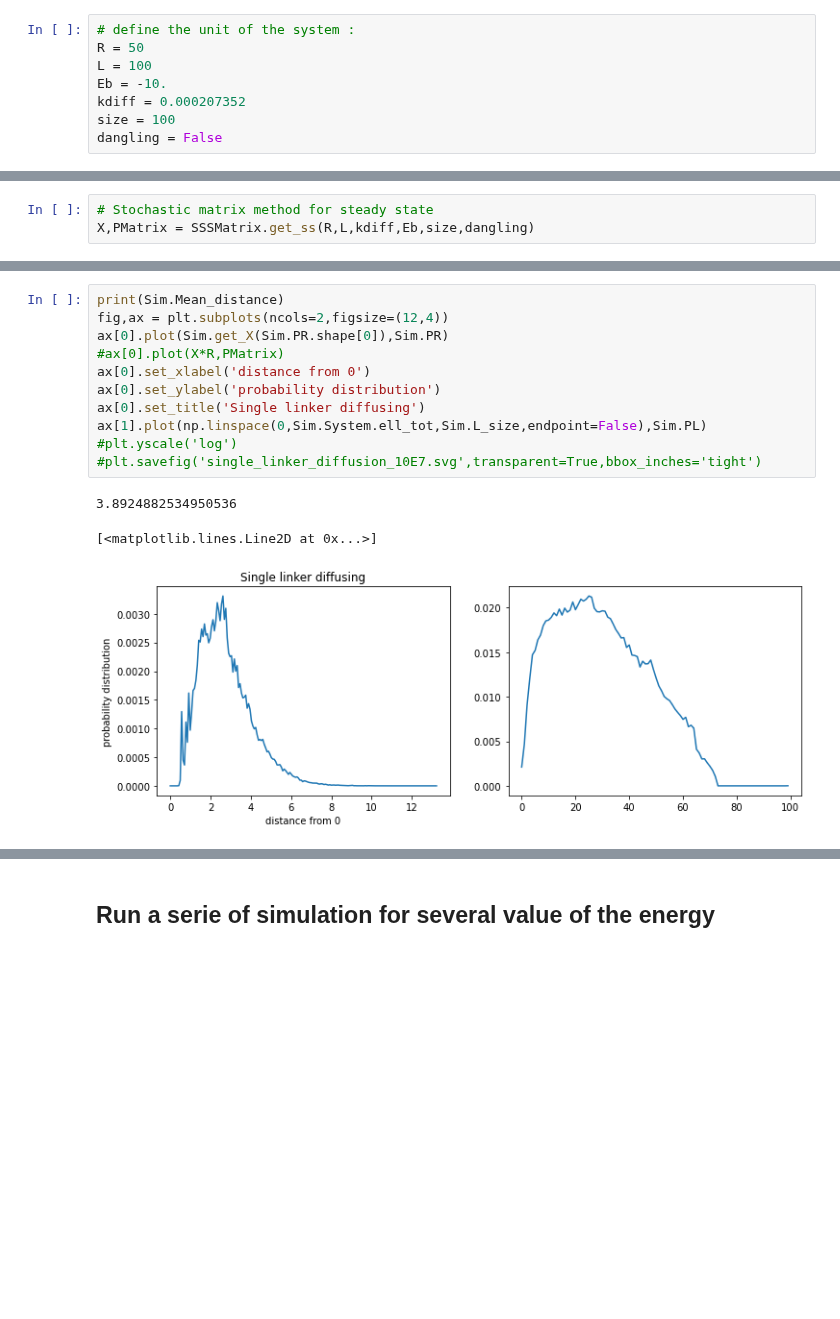
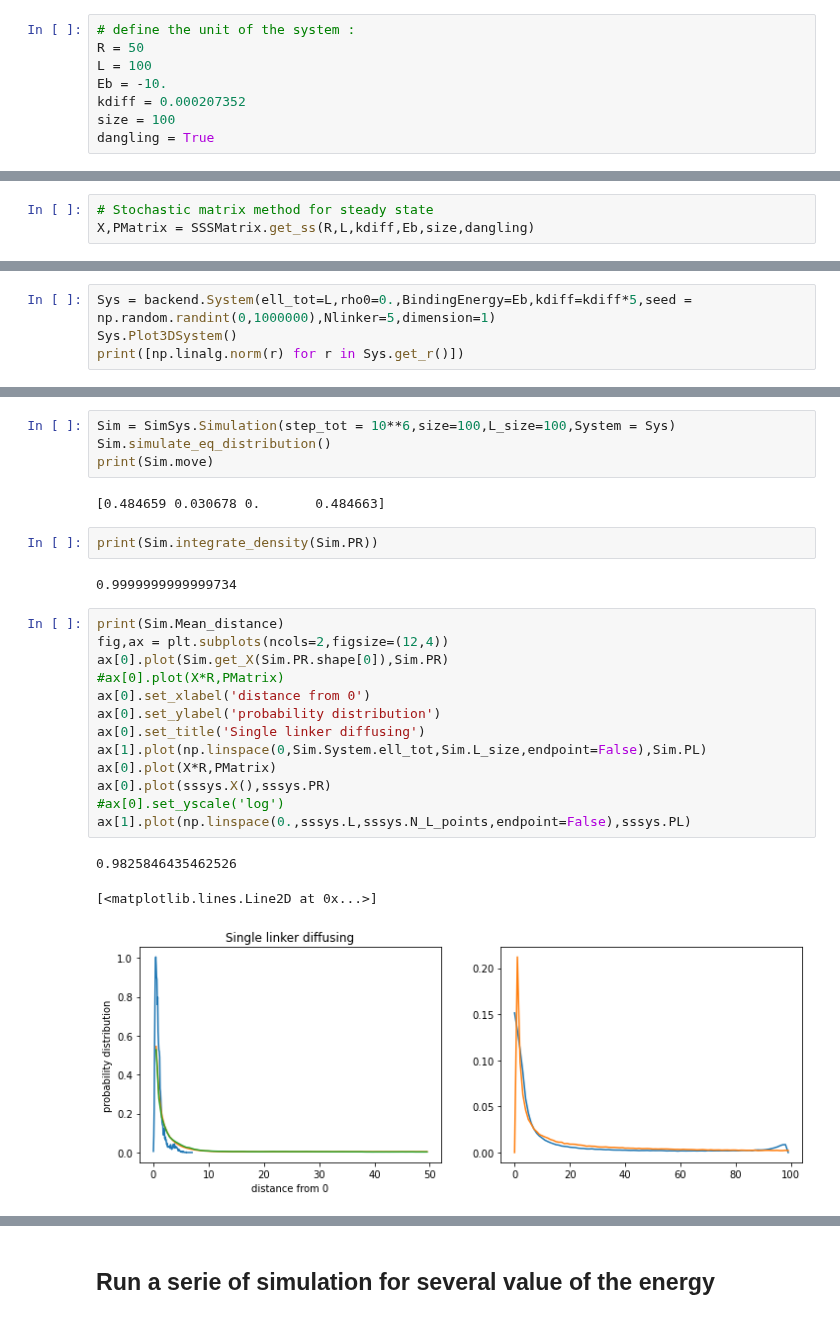
Before and after one commit to HugoLeRoy94/Aging_Condensate, a Jupyter notebook: Fixed_number_of_linkers/From_analytic_to_Gillespie.ipynb, the cells around one changed output, grey strips where cells are left out. Cells and saved outputs as stored; diff of their text form; blank space fills up the shorter version.

```diff
--- a/Fixed_number_of_linkers/From_analytic_to_Gillespie.ipynb
+++ b/Fixed_number_of_linkers/From_analytic_to_Gillespie.ipynb
@@ -24,7 +24,7 @@ L = 100
 Eb = -10.
 kdiff = 0.000207352
 size = 100
-dangling = False
+dangling = True
 # %%
 # Look at the dangling and loop probability distribution of meeting :
 X0,Pmeet_dangling = SSSMatrix.PmeetArray(R,L,size,dangling = True)
@@ -109,0 +120,4 @@ ax[1].plot(np.linspace(0,Sim.System.ell_tot,Sim.L_size,endpoint=False),Sim.PL)
+# %%
+Sys = backend.System(ell_tot=L,rho0=0.,BindingEnergy=Eb,kdiff=kdiff*5,seed = np.random.randint(0,1000000),Nlinker=5,dimension=1)
+Sys.Plot3DSystem()
+print([np.linalg.norm(r) for r in Sys.get_r()])
@@ -110,15 +127,27 @@ ax[1].plot(np.linspace(0,Sim.System.ell_tot,Sim.L_size,endpoint=False),Sim.PL)
+# %%
+Sim = SimSys.Simulation(step_tot = 10**6,size=100,L_size=100,System = Sys)
+Sim.simulate_eq_distribution()
+print(Sim.move)
+# %% [output]
+[0.484659 0.030678 0.       0.484663]
+# %%
+print(Sim.integrate_density(Sim.PR))
+# %% [output]
+0.9999999999999734
 # %%
 print(Sim.Mean_distance)
 fig,ax = plt.subplots(ncols=2,figsize=(12,4))
 ax[0].plot(Sim.get_X(Sim.PR.shape[0]),Sim.PR)
 #ax[0].plot(X*R,PMatrix)
 ax[0].set_xlabel('distance from 0')
 ax[0].set_ylabel('probability distribution')
 ax[0].set_title('Single linker diffusing')
 ax[1].plot(np.linspace(0,Sim.System.ell_tot,Sim.L_size,endpoint=False),Sim.PL)
-#plt.yscale('log')
-#plt.savefig('single_linker_diffusion_10E7.svg',transparent=True,bbox_inches='tight')
+ax[0].plot(X*R,PMatrix)
+ax[0].plot(sssys.X(),sssys.PR)
+#ax[0].set_yscale('log')
+ax[1].plot(np.linspace(0.,sssys.L,sssys.N_L_points,endpoint=False),sssys.PL)
 # %% [output]
-3.8924882534950536
+0.9825846435462526
 [<matplotlib.lines.Line2D at 0x...>]
-[figure, old version]
+[figure, new version]
```
Also changed, not shown: parts of 21 cells of this notebook, 11 other files.
